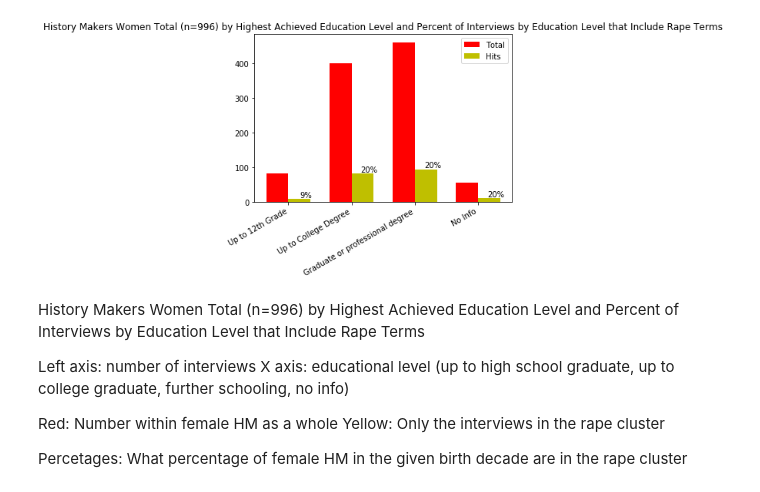
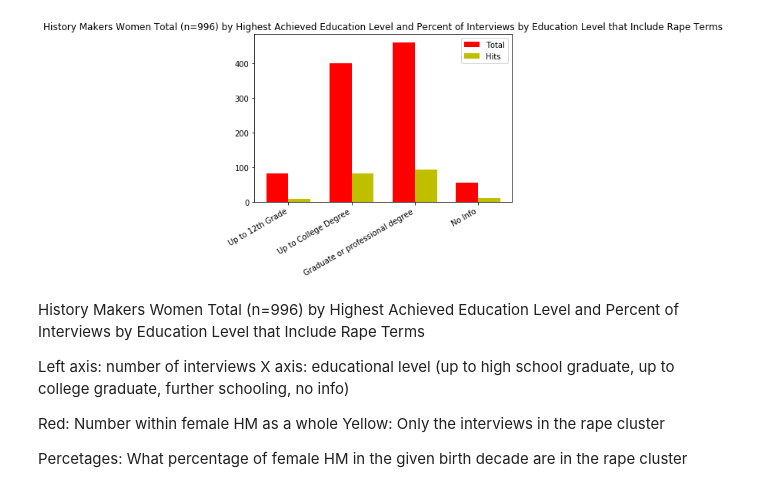
Before and after one commit to ohtap/ohtap, a Jupyter notebook: Research Question 1/Presentation Viz Notebook.ipynb, the cells around one changed output. Saved outputs shown, nothing was run; the diff lists cells and outputs as text; code cells hidden in the pictures.

```diff
--- a/Research Question 1/Presentation Viz Notebook.ipynb
+++ b/Research Question 1/Presentation Viz Notebook.ipynb
@@ -183,32 +204,31 @@ pyplot.show()
 # %%
 N = 4
 total = (5+76+1, 304+95, 460, 55)
 
 ind = np.arange(N)  # the x locations for the groups
 width = 0.35       # the width of the bars
 
 fig, ax = pyplot.subplots()
 rects1 = ax.bar(ind, total, width, color='r')
 
 hits = (1+7+0,65+16,94,11)
 rects2 = ax.bar(ind + width, hits, width, color='y')
 
 # add some text for labels, title and axes ticks
 #ax.set_ylabel('Number')
 ax.set_title('History Makers Women Total (n=996) by Highest Achieved Education Level and Percent of Interviews by Education Level that Include Rape Terms')
 ax.set_xticks(ind + width / 2)
 ax.set_xticklabels(('Up to 12th Grade', 'Up to College Degree', 'Graduate or professional degree', 'No Info'))
 
 ax.legend((rects1[0], rects2[0]), ('Total', 'Hits'))
 
 pyplot.setp(ax.get_xticklabels(), rotation=30, horizontalalignment='right')
 
-autolabel(rects2)
 
 
 pyplot.show()
 # %% [output]
-[figure, old version]
+[figure, new version]
 # %% [markdown]
 History Makers Women Total (n=996) by Highest Achieved Education Level and Percent of Interviews by Education Level that Include Rape Terms
 
```
Also changed, not shown: parts of 33 cells of this notebook.
